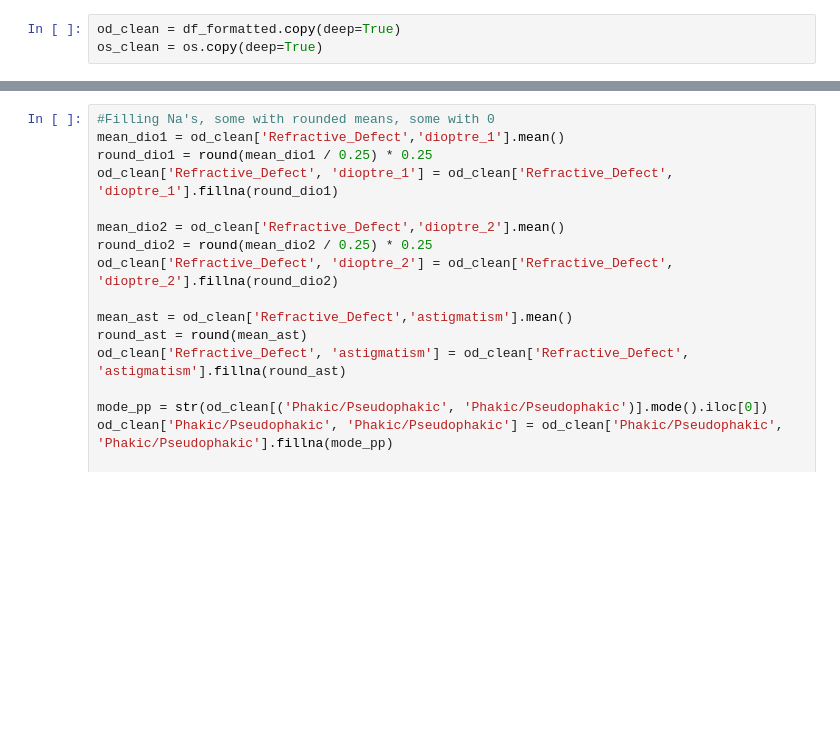
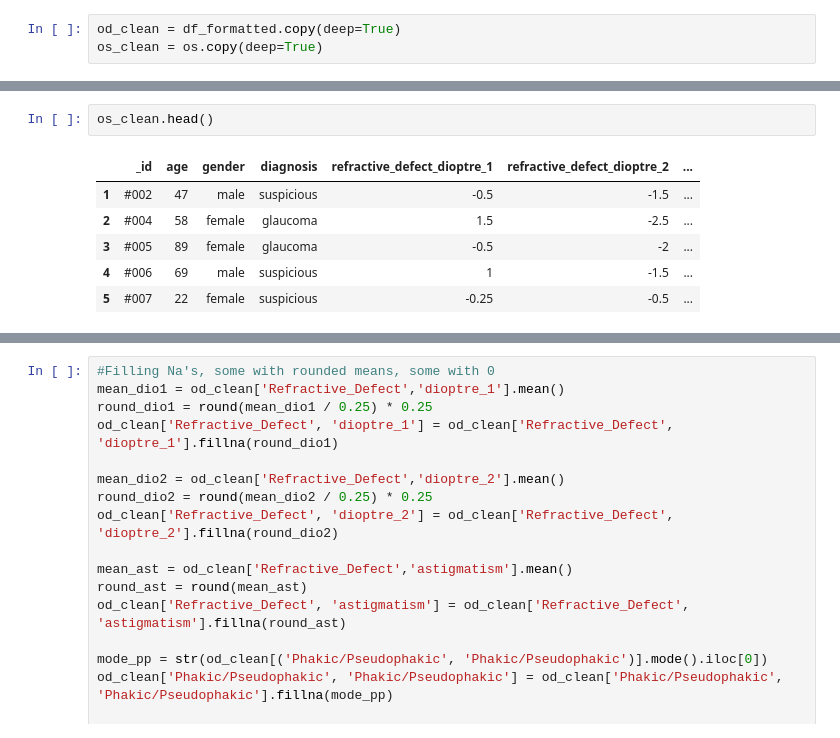
Before and after one commit to bethtaylor339/data_science, a Jupyter notebook: cw.ipynb, the cells around one changed output, grey strips where cells are left out. Drawn from its saved outputs; the diff is of its cells as text; blank space fills up the shorter version.

```diff
--- a/cw.ipynb
+++ b/cw.ipynb
@@ -96,0 +81,9 @@ os_clean = os_clean.drop(index=0)
+# %%
+os_clean.head()
+# %% [output]
+|  | _id | age | gender | diagnosis | refractive_defect_dioptre_1 | refractive_defect_dioptre_2 | ... |
+| 1 | #002 | 47 | male | suspicious | -0.5 | -1.5 | ... |
+| 2 | #004 | 58 | female | glaucoma | 1.5 | -2.5 | ... |
+| 3 | #005 | 89 | female | glaucoma | -0.5 | -2 | ... |
+| 4 | #006 | 69 | male | suspicious | 1 | -1.5 | ... |
+| 5 | #007 | 22 | female | suspicious | -0.25 | -0.5 | ... |
```
Also changed, not shown: parts of 13 cells of this notebook, 12 other files.
